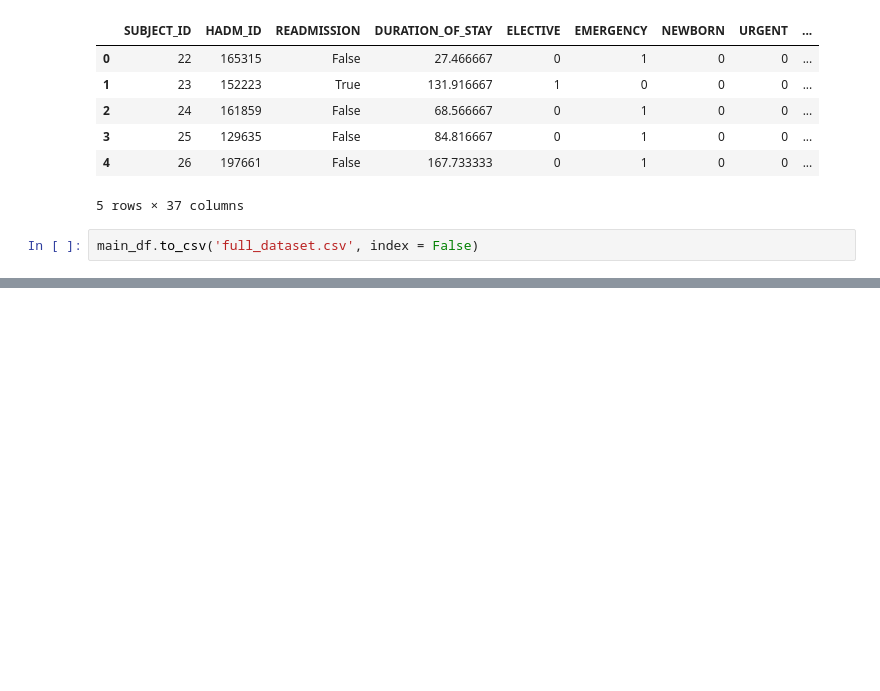
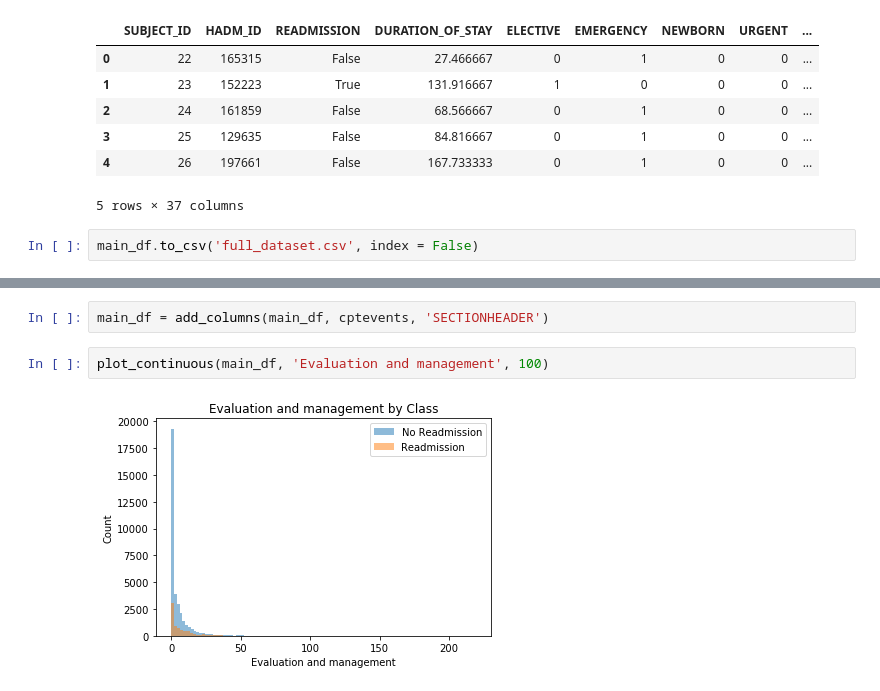
Before and after one commit to pateli18/Machine-Learning-Nanodegree, a Jupyter notebook: capstone_project/Create Dataset.ipynb, the cells around one changed output, grey strips where cells are left out. Cells and saved outputs as stored; diff of their text form; blank space fills up the shorter version.

```diff
--- a/capstone_project/Create Dataset.ipynb
+++ b/capstone_project/Create Dataset.ipynb
@@ -433,0 +504,6 @@ main_df.to_csv('full_dataset.csv', index = False)
+# %%
+main_df = add_columns(main_df, cptevents, 'SECTIONHEADER')
+# %%
+plot_continuous(main_df, 'Evaluation and management', 100)
+# %% [output]
+[figure, added]
```
Also changed, not shown: parts of 31 cells of this notebook.
